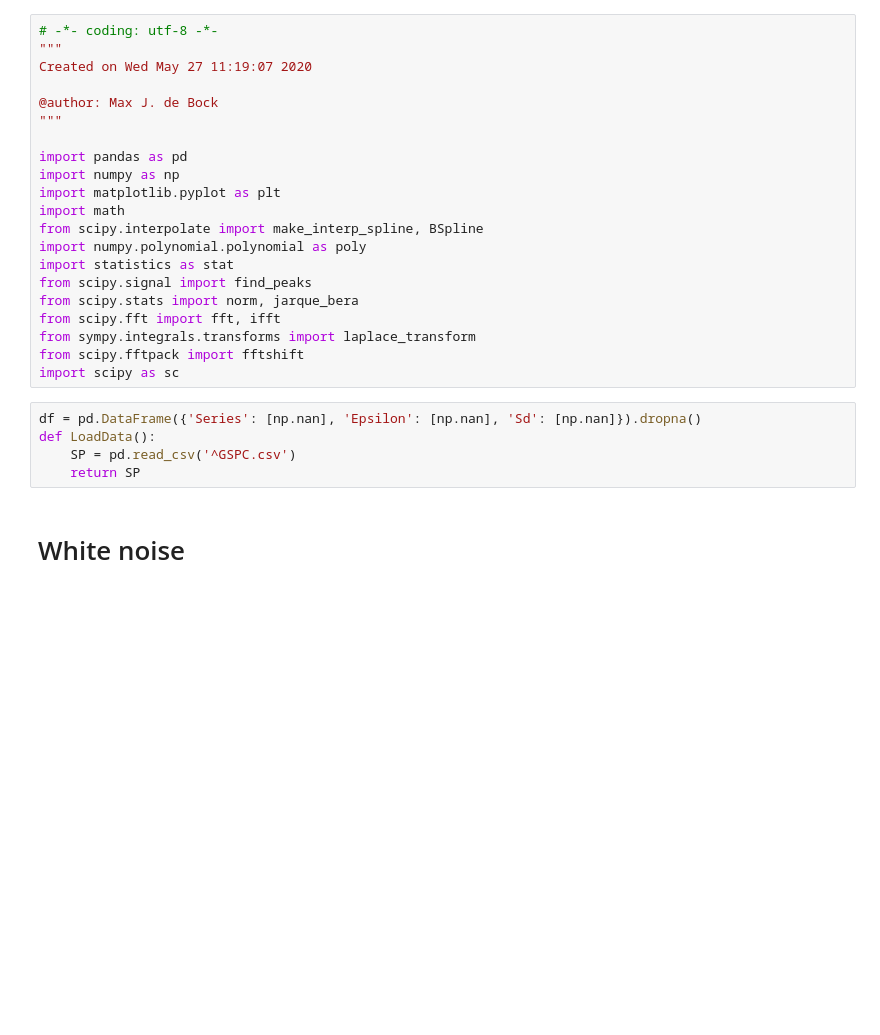
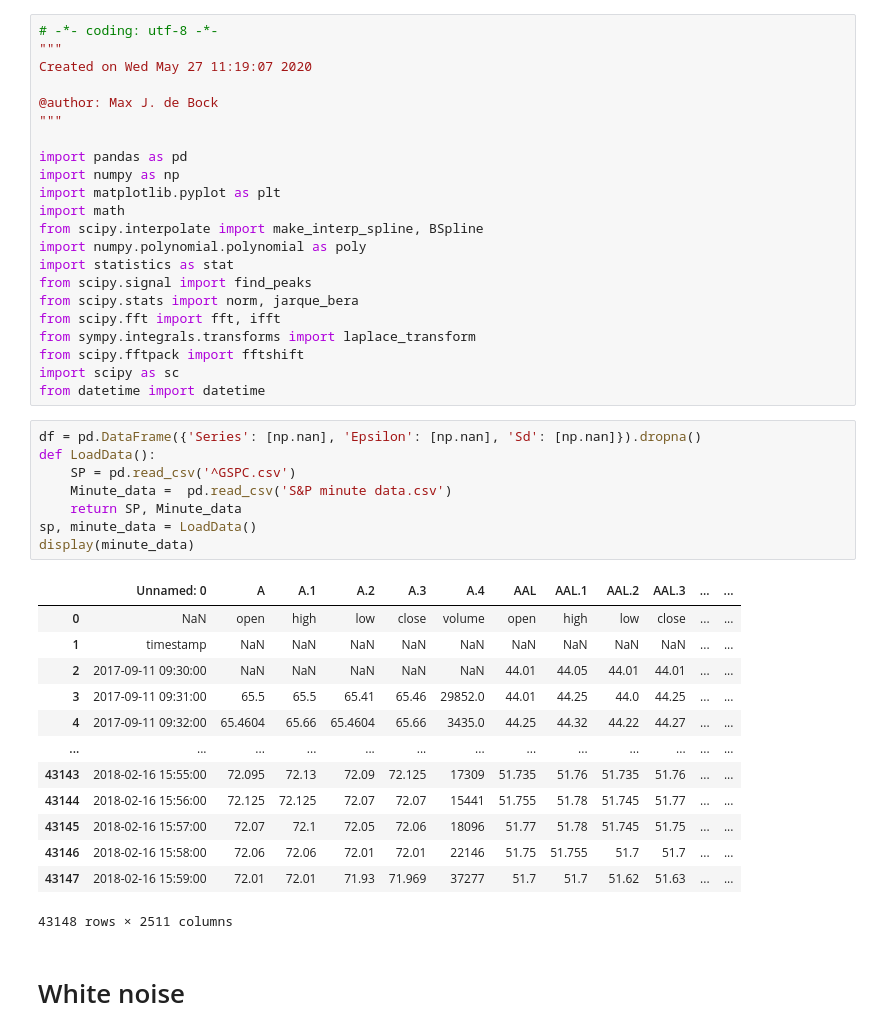
Before and after one commit to MaxdeBock/M2R, a Jupyter notebook: M2R code (python).ipynb, the cells around one changed output. Saved outputs shown, nothing was run; the diff lists cells and outputs as text; blank space fills up the shorter version.

```diff
--- a/M2R code (python).ipynb
+++ b/M2R code (python).ipynb
@@ -19,11 +19,29 @@ from scipy.fft import fft, ifft
 from sympy.integrals.transforms import laplace_transform
 from scipy.fftpack import fftshift
 import scipy as sc
+from datetime import datetime
 # %%
 df = pd.DataFrame({'Series': [np.nan], 'Epsilon': [np.nan], 'Sd': [np.nan]}).dropna()
 def LoadData():
     SP = pd.read_csv('^GSPC.csv')
-    return SP
+    Minute_data =  pd.read_csv('S&P minute data.csv')
+    return SP, Minute_data
+sp, minute_data = LoadData()
+display(minute_data)
+# %% [output]
+|  | Unnamed: 0 | A | A.1 | A.2 | A.3 | A.4 | AAL | AAL.1 | AAL.2 | AAL.3 | ... | ... |
+| 0 | NaN | open | high | low | close | volume | open | high | low | close | ... | ... |
+| 1 | timestamp | NaN | NaN | NaN | NaN | NaN | NaN | NaN | NaN | NaN | ... | ... |
+| 2 | 2017-09-11 09:30:00 | NaN | NaN | NaN | NaN | NaN | 44.01 | 44.05 | 44.01 | 44.01 | ... | ... |
+| 3 | 2017-09-11 09:31:00 | 65.5 | 65.5 | 65.41 | 65.46 | 29852.0 | 44.01 | 44.25 | 44.0 | 44.25 | ... | ... |
+| 4 | 2017-09-11 09:32:00 | 65.4604 | 65.66 | 65.4604 | 65.66 | 3435.0 | 44.25 | 44.32 | 44.22 | 44.27 | ... | ... |
+| ... | ... | ... | ... | ... | ... | ... | ... | ... | ... | ... | ... | ... |
+| 43143 | 2018-02-16 15:55:00 | 72.095 | 72.13 | 72.09 | 72.125 | 17309 | 51.735 | 51.76 | 51.735 | 51.76 | ... | ... |
+| 43144 | 2018-02-16 15:56:00 | 72.125 | 72.125 | 72.07 | 72.07 | 15441 | 51.755 | 51.78 | 51.745 | 51.77 | ... | ... |
+| 43145 | 2018-02-16 15:57:00 | 72.07 | 72.1 | 72.05 | 72.06 | 18096 | 51.77 | 51.78 | 51.745 | 51.75 | ... | ... |
+| 43146 | 2018-02-16 15:58:00 | 72.06 | 72.06 | 72.01 | 72.01 | 22146 | 51.75 | 51.755 | 51.7 | 51.7 | ... | ... |
+| 43147 | 2018-02-16 15:59:00 | 72.01 | 72.01 | 71.93 | 71.969 | 37277 | 51.7 | 51.7 | 51.62 | 51.63 | ... | ... |
+43148 rows × 2511 columns
 # %% [markdown]
 # White noise
 # %%
```
Also changed, not shown: parts of 13 cells of this notebook.
